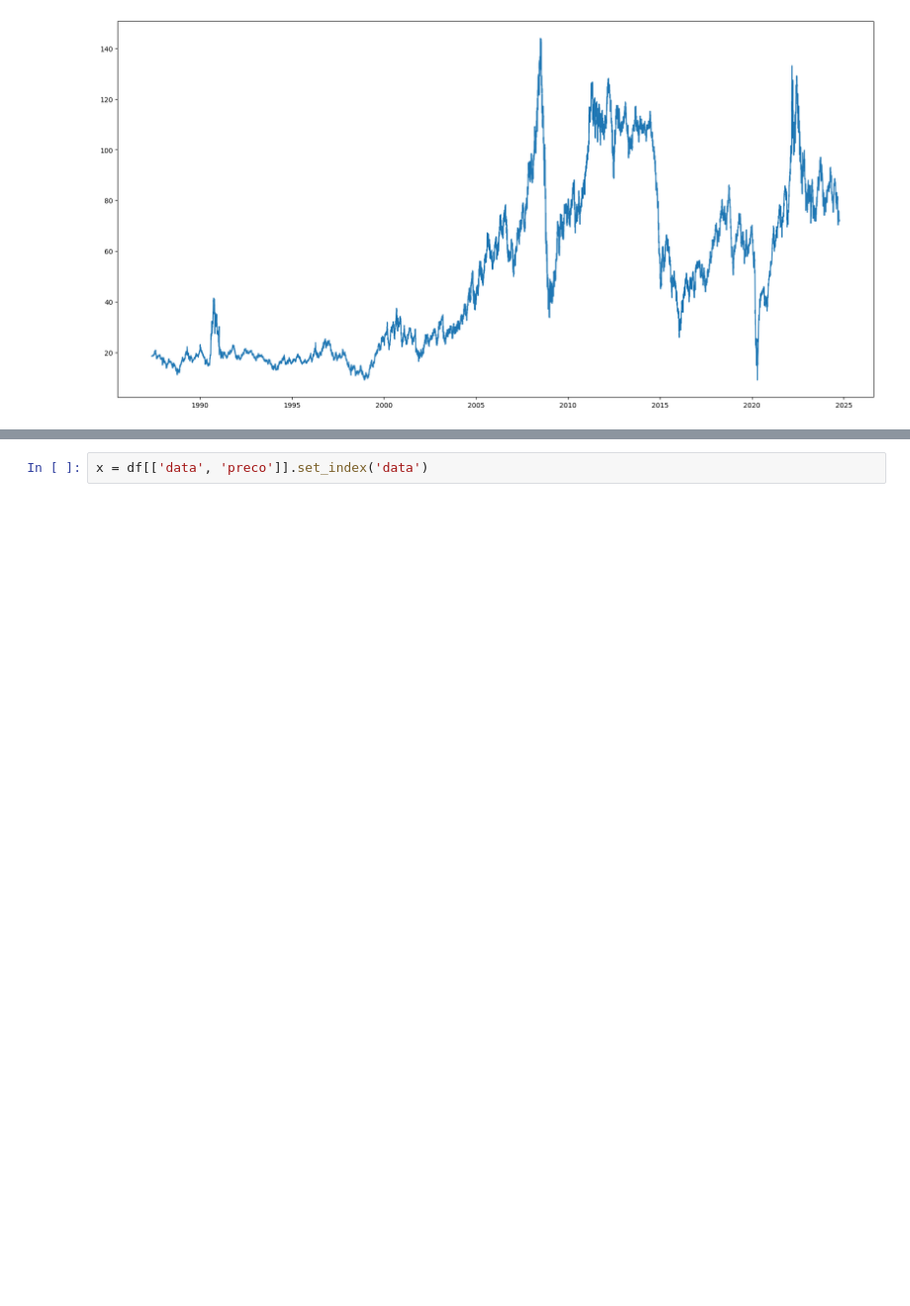
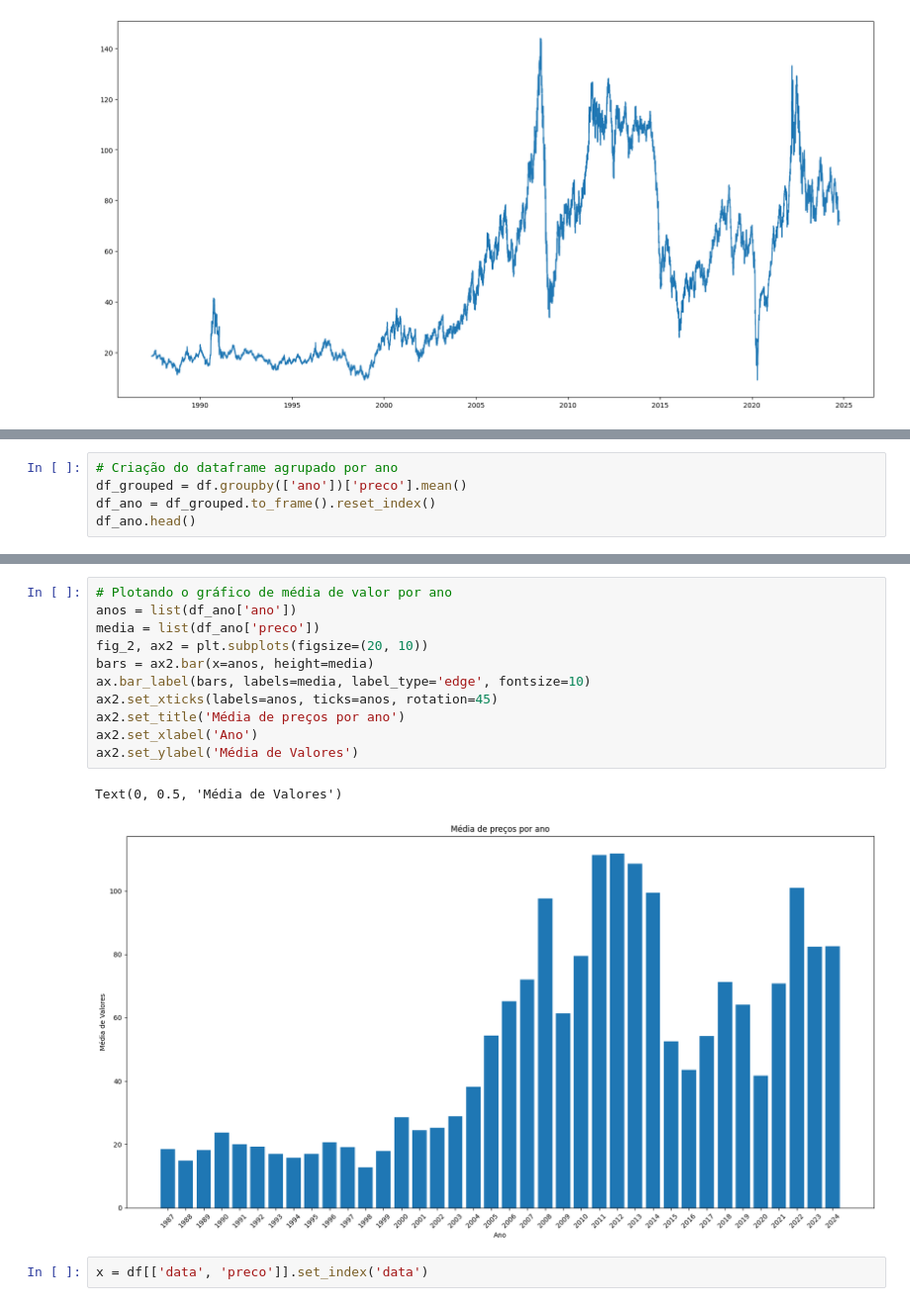
Before and after one commit to Rogeriom49/brent_oil_time_series, a Jupyter notebook: brent_oil.ipynb, the cells around one changed output, grey strips where cells are left out. Shown: that part at 99% size. Saved outputs shown, nothing was run; the diff lists cells and outputs as text; blank space fills up the shorter version.

```diff
--- a/brent_oil.ipynb
+++ b/brent_oil.ipynb
@@ -127,0 +134,5 @@ plt.show()
+# %%
+# Criação do dataframe agrupado por ano
+df_grouped = df.groupby(['ano'])['preco'].mean()
+df_ano = df_grouped.to_frame().reset_index()
+df_ano.head()
@@ -128,3 +146,17 @@ plt.show()
+# %%
+# Plotando o gráfico de média de valor por ano
+anos = list(df_ano['ano'])
+media = list(df_ano['preco'])
+fig_2, ax2 = plt.subplots(figsize=(20, 10))
+bars = ax2.bar(x=anos, height=media)
+ax.bar_label(bars, labels=media, label_type='edge', fontsize=10)
+ax2.set_xticks(labels=anos, ticks=anos, rotation=45)
+ax2.set_title('Média de preços por ano')
+ax2.set_xlabel('Ano')
+ax2.set_ylabel('Média de Valores')
+# %% [output]
+Text(0, 0.5, 'Média de Valores')
+[figure, added]
 # %%
 x = df[['data', 'preco']].set_index('data')
 # %%
```
Also changed, not shown: parts of 2 cells of this notebook.
